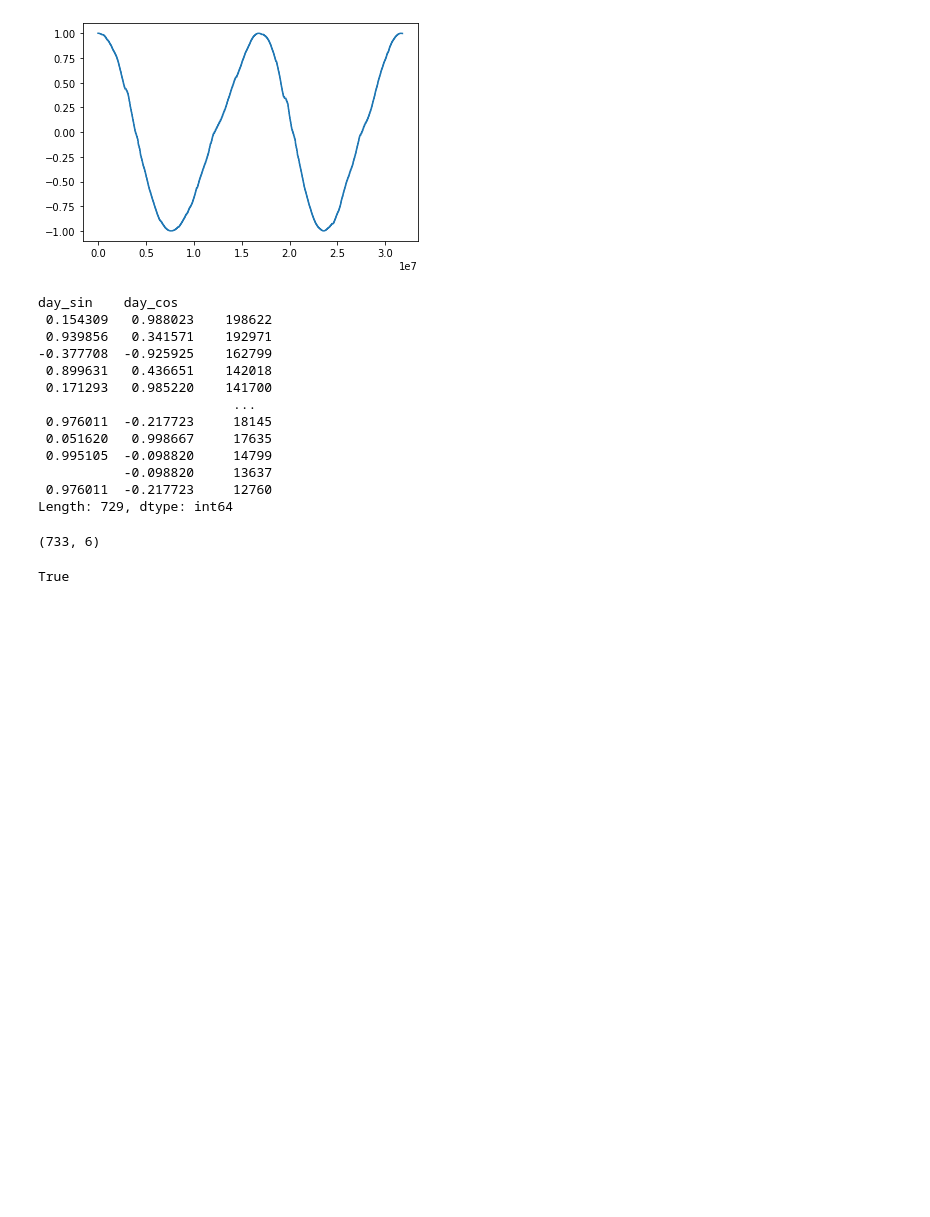
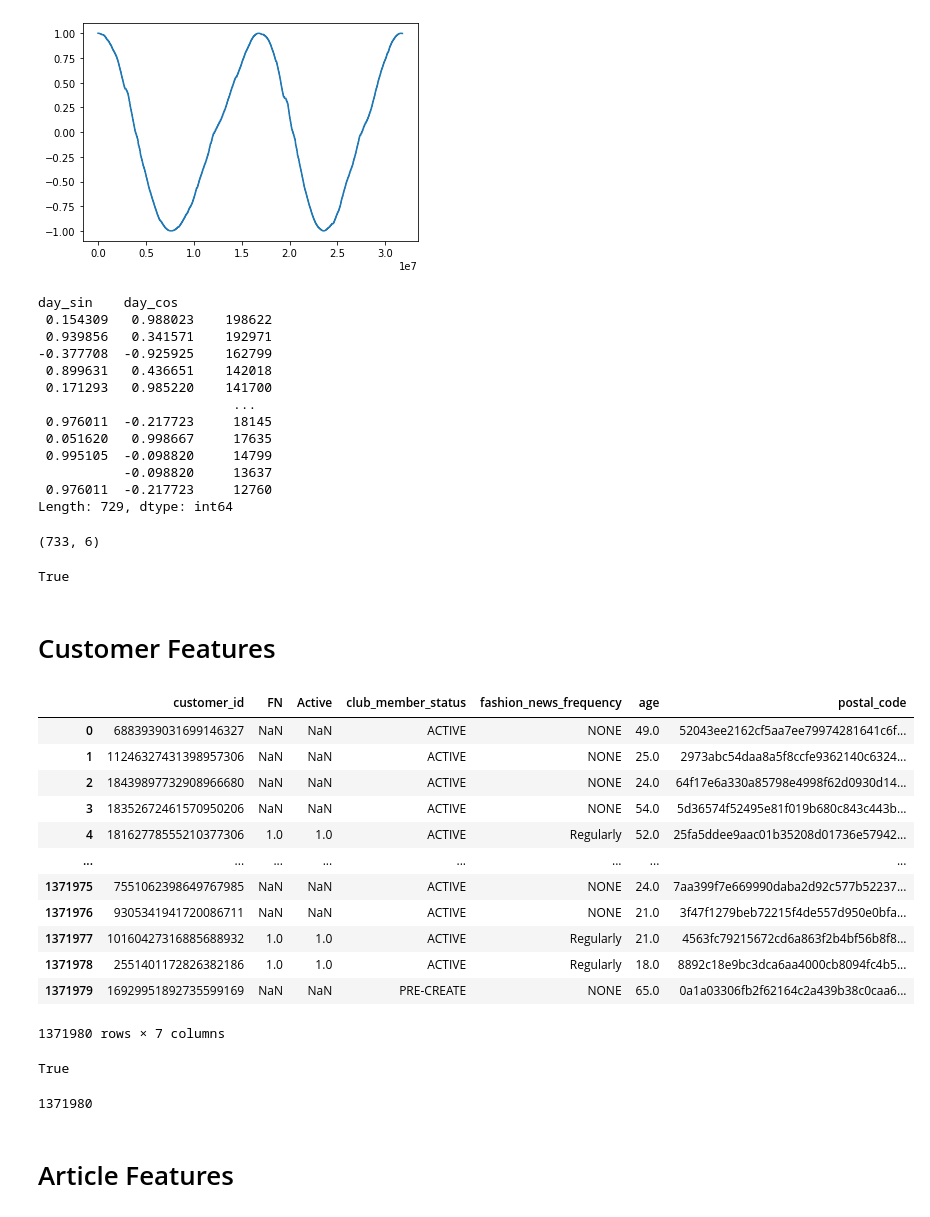
Before and after one commit to rakkaalhazimi/HM-Recommender-with-Kedro, a Jupyter notebook: notebooks/feature_data_check.ipynb, the cells around one changed output. Saved outputs shown, nothing was run; the diff lists cells and outputs as text; code cells hidden in the pictures; blank space fills up the shorter version.

Commit message:
adjust data pipeline

```diff
--- a/notebooks/feature_data_check.ipynb
+++ b/notebooks/feature_data_check.ipynb
@@ -79,3 +79,36 @@ time_features.drop_duplicates(transformed_ft).shape
 len(time_features) == len(date_features)
 # %% [output]
 True
+# %% [markdown]
+# Customer Features
+# %%
+customers = pd.read_parquet("../data/02_intermediate/customers.parquet")
+# %%
+customers
+# %% [output]
+|  | customer_id | FN | Active | club_member_status | fashion_news_frequency | age | postal_code |
+| 0 | 6883939031699146327 | NaN | NaN | ACTIVE | NONE | 49.0 | 52043ee2162cf5aa7ee79974281641c6f... |
+| 1 | 11246327431398957306 | NaN | NaN | ACTIVE | NONE | 25.0 | 2973abc54daa8a5f8ccfe9362140c6324... |
+| 2 | 18439897732908966680 | NaN | NaN | ACTIVE | NONE | 24.0 | 64f17e6a330a85798e4998f62d0930d14... |
+| 3 | 18352672461570950206 | NaN | NaN | ACTIVE | NONE | 54.0 | 5d36574f52495e81f019b680c843c443b... |
+| 4 | 18162778555210377306 | 1.0 | 1.0 | ACTIVE | Regularly | 52.0 | 25fa5ddee9aac01b35208d01736e57942... |
+| ... | ... | ... | ... | ... | ... | ... | ... |
+| 1371975 | 7551062398649767985 | NaN | NaN | ACTIVE | NONE | 24.0 | 7aa399f7e669990daba2d92c577b52237... |
+| 1371976 | 9305341941720086711 | NaN | NaN | ACTIVE | NONE | 21.0 | 3f47f1279beb72215f4de557d950e0bfa... |
+| 1371977 | 10160427316885688932 | 1.0 | 1.0 | ACTIVE | Regularly | 21.0 | 4563fc79215672cd6a863f2b4bf56b8f8... |
+| 1371978 | 2551401172826382186 | 1.0 | 1.0 | ACTIVE | Regularly | 18.0 | 8892c18e9bc3dca6aa4000cb8094fc4b5... |
+| 1371979 | 16929951892735599169 | NaN | NaN | PRE-CREATE | NONE | 65.0 | 0a1a03306fb2f62164c2a439b38c0caa6... |
+1371980 rows × 7 columns
+# %%
+real_unique = customers.postal_code.nunique()
+trans_unique = customers.postal_code.apply(lambda x: int(x[-16:], 16)).nunique()
+
+real_unique == trans_unique
+# %% [output]
+True
+# %%
+customers.customer_id.nunique()
+# %% [output]
+1371980
+# %% [markdown]
+# Article Features
```
Also changed, not shown: parts of 2 cells of this notebook, 5 other files.
